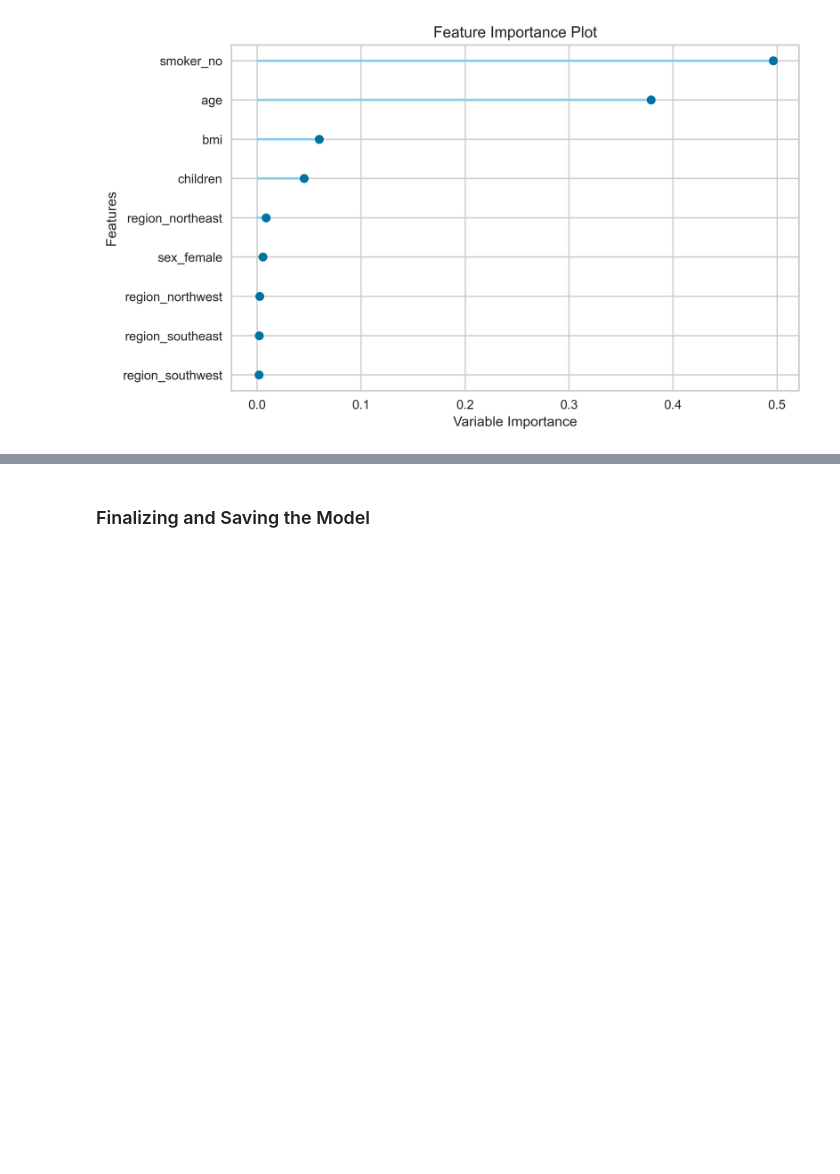
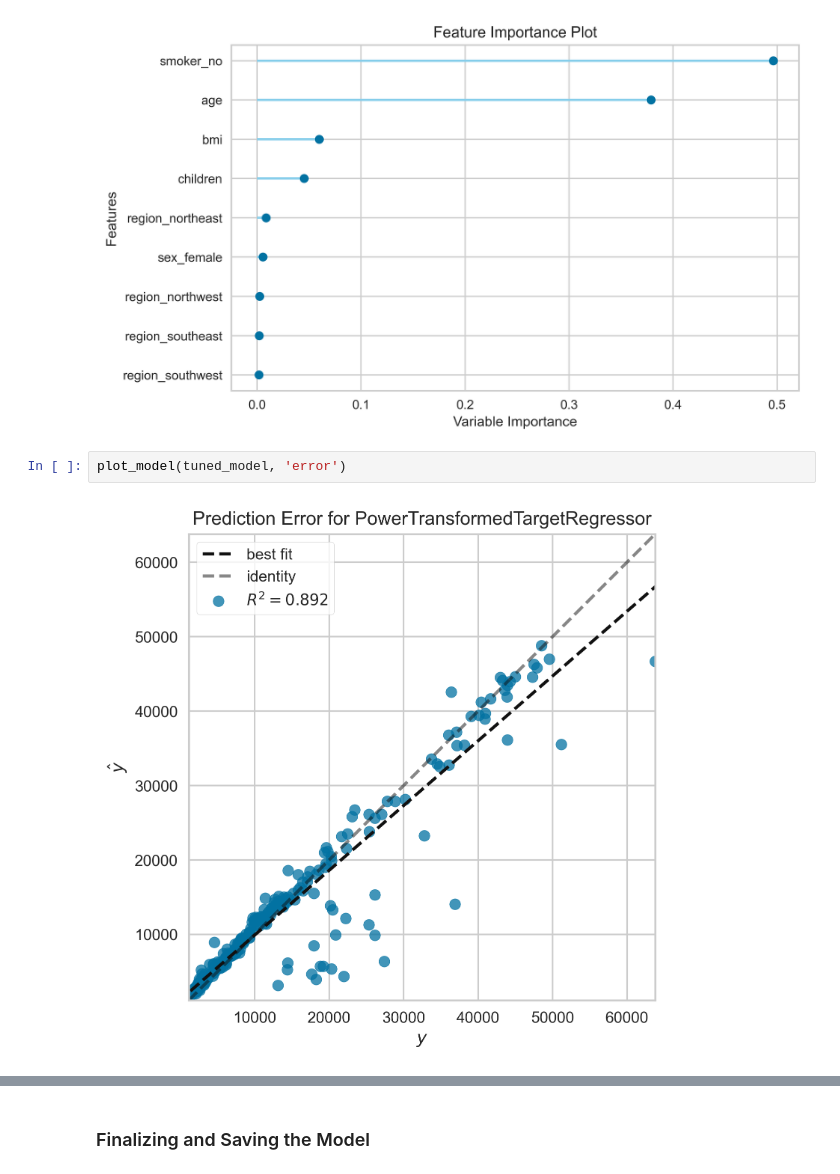
Before and after one commit to derevirn/pycaret-book, a Jupyter notebook: 02_Regression/Regression.ipynb, the cells around one changed output, grey strips where cells are left out. Drawn from its saved outputs; the diff is of its cells as text; blank space fills up the shorter version.

```diff
--- a/02_Regression/Regression.ipynb
+++ b/02_Regression/Regression.ipynb
@@ -195,3 +186,7 @@ predictions[cols].head()
 plot_model(tuned_model, 'feature', scale = 4)
 # %% [output]
 [figure]
+# %%
+plot_model(tuned_model, 'error')
+# %% [output]
+[figure, added]
```
Also changed, not shown: parts of 3 cells of this notebook, 1 other file.
